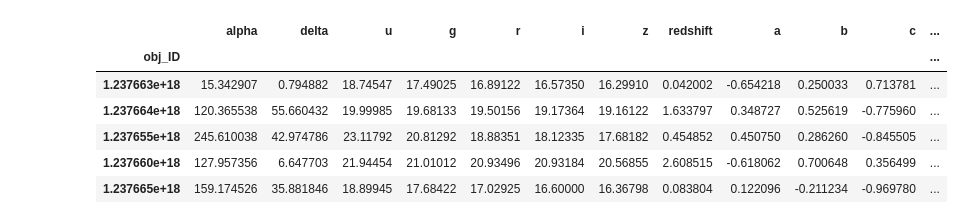
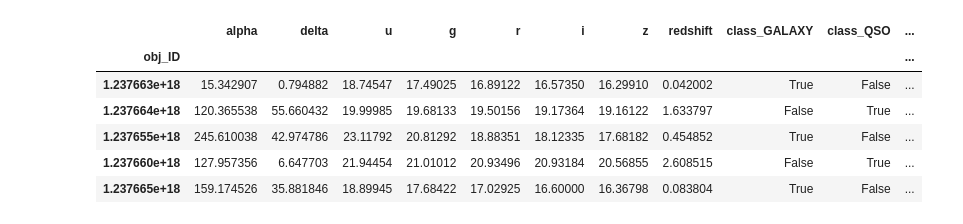
Before and after one commit to felmateos/stellar-classification-SDSS17, a Jupyter notebook: exploratory_analysis/exploratory_analysis_FC2.ipynb, the cells around one changed output. Cells and saved outputs as stored; diff of their text form; code cells hidden in the pictures.

```diff
--- a/exploratory_analysis/exploratory_analysis_FC2.ipynb
+++ b/exploratory_analysis/exploratory_analysis_FC2.ipynb
@@ -4,16 +4,16 @@ import seaborn as sns
 import matplotlib.pyplot as plt
 import numpy as np
 # %%
-df = pd.read_csv('..\data\star_classification_10_full_p.csv', index_col='obj_ID')
+df = pd.read_csv('..\data\preprocessed\_10_drp_outl_ohe.csv', index_col='obj_ID')
 df.head()
 # %% [output]
-|  | alpha | delta | u | g | r | i | z | redshift | a | b | c | ... |
-| obj_ID |  |  |  |  |  |  |  |  |  |  |  | ... |
-| 1.237663e+18 | 15.342907 | 0.794882 | 18.74547 | 17.49025 | 16.89122 | 16.57350 | 16.29910 | 0.042002 | -0.654218 | 0.250033 | 0.713781 | ... |
-| 1.237664e+18 | 120.365538 | 55.660432 | 19.99985 | 19.68133 | 19.50156 | 19.17364 | 19.16122 | 1.633797 | 0.348727 | 0.525619 | -0.775960 | ... |
-| 1.237655e+18 | 245.610038 | 42.974786 | 23.11792 | 20.81292 | 18.88351 | 18.12335 | 17.68182 | 0.454852 | 0.450750 | 0.286260 | -0.845505 | ... |
-| 1.237660e+18 | 127.957356 | 6.647703 | 21.94454 | 21.01012 | 20.93496 | 20.93184 | 20.56855 | 2.608515 | -0.618062 | 0.700648 | 0.356499 | ... |
-| 1.237665e+18 | 159.174526 | 35.881846 | 18.89945 | 17.68422 | 17.02925 | 16.60000 | 16.36798 | 0.083804 | 0.122096 | -0.211234 | -0.969780 | ... |
+|  | alpha | delta | u | g | r | i | z | redshift | class_GALAXY | class_QSO | ... |
+| obj_ID |  |  |  |  |  |  |  |  |  |  | ... |
+| 1.237663e+18 | 15.342907 | 0.794882 | 18.74547 | 17.49025 | 16.89122 | 16.57350 | 16.29910 | 0.042002 | True | False | ... |
+| 1.237664e+18 | 120.365538 | 55.660432 | 19.99985 | 19.68133 | 19.50156 | 19.17364 | 19.16122 | 1.633797 | False | True | ... |
+| 1.237655e+18 | 245.610038 | 42.974786 | 23.11792 | 20.81292 | 18.88351 | 18.12335 | 17.68182 | 0.454852 | True | False | ... |
+| 1.237660e+18 | 127.957356 | 6.647703 | 21.94454 | 21.01012 | 20.93496 | 20.93184 | 20.56855 | 2.608515 | False | True | ... |
+| 1.237665e+18 | 159.174526 | 35.881846 | 18.89945 | 17.68422 | 17.02925 | 16.60000 | 16.36798 | 0.083804 | True | False | ... |
 # %%
 correlation_matrix = df.corr()
 
```
Also changed, not shown: parts of 1 cell of this notebook, 2 other files.
